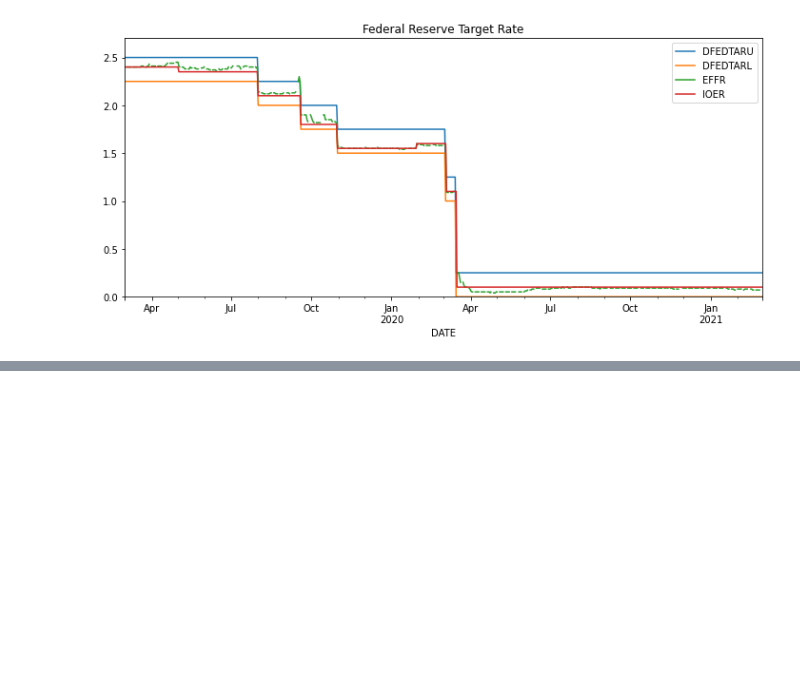
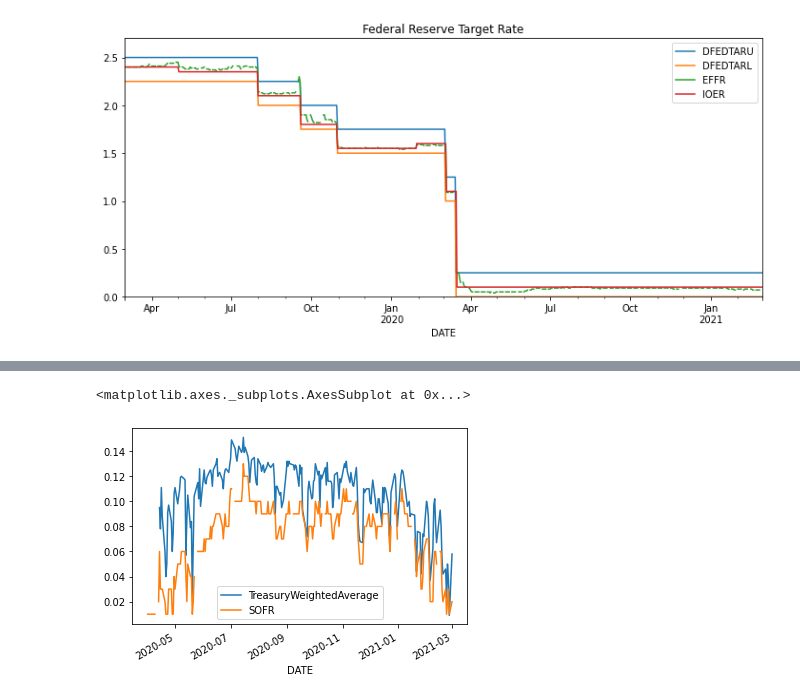
Before and after one commit to pythontrade/apitesting, a Jupyter notebook: US_Money_Markets.ipynb, the cells around one changed output, grey strips where cells are left out. Cells and saved outputs as stored; diff of their text form; code cells hidden in the pictures; blank space fills up the shorter version.

```diff
--- a/US_Money_Markets.ipynb
+++ b/US_Money_Markets.ipynb
@@ -36,0 +85,6 @@ ax=pd.concat([FFUpper, FFLower, FFEff, IOER], axis=1).plot(title='Federal Reserv
+# %%
+ax=df1.plot()
+SOFR.plot(ax=ax)
+# %% [output]
+<matplotlib.axes._subplots.AxesSubplot at 0x...>
+[figure, added]
```
Also changed, not shown: parts of 7 cells of this notebook.
